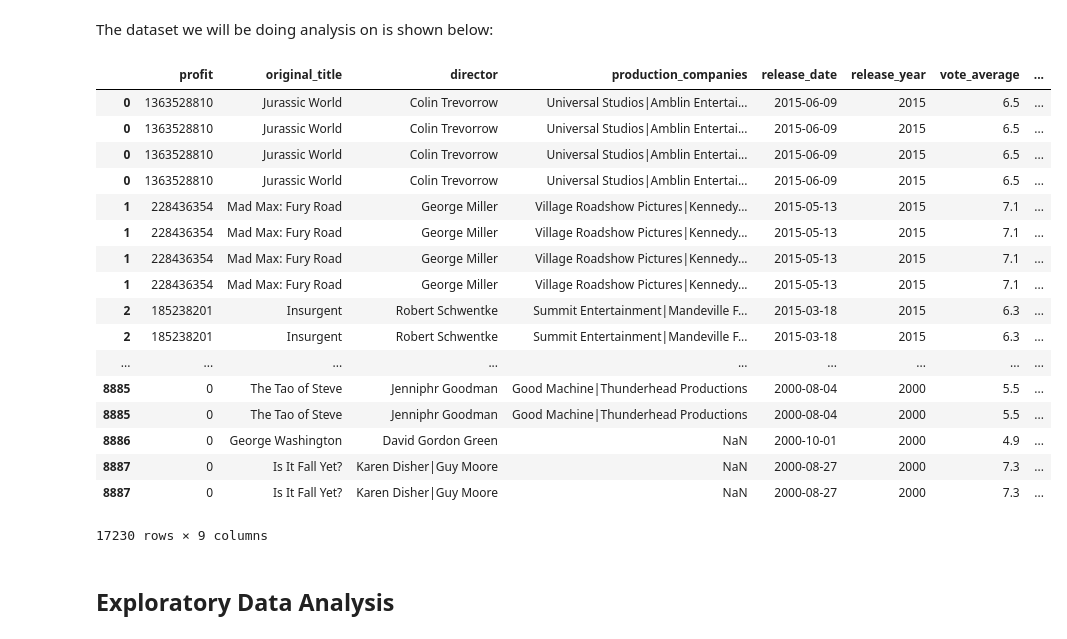
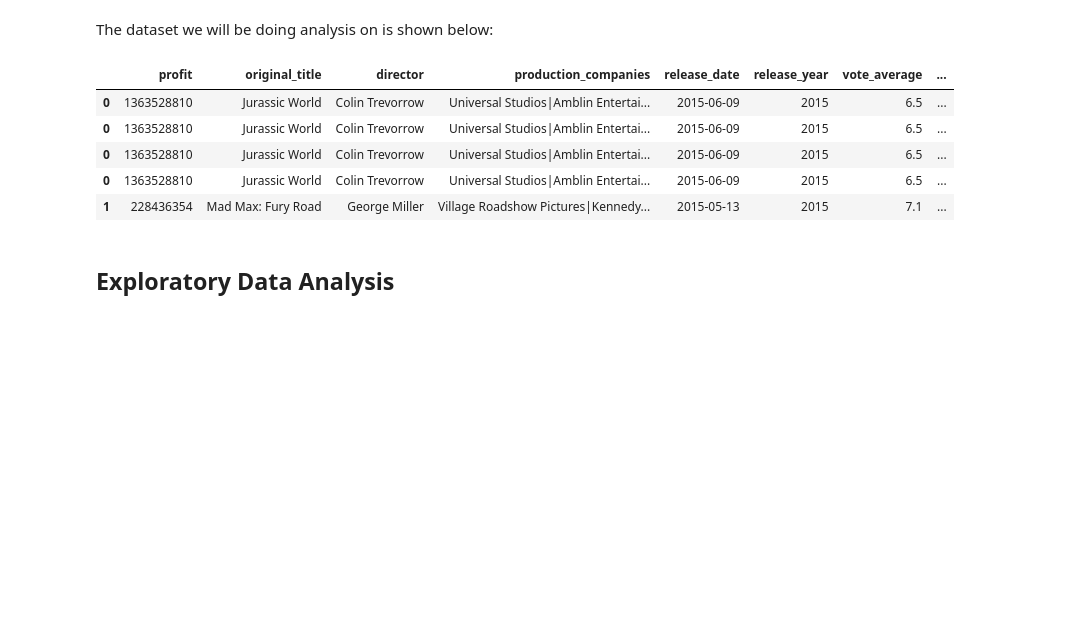
Before and after one commit to sian-nadin/Investigate-movie-genres, a Jupyter notebook: investigate-a-dataset-template.ipynb, the cells around one changed output. Cells and saved outputs as stored; diff of their text form; code cells hidden in the pictures; blank space fills up the shorter version.

```diff
--- a/investigate-a-dataset-template.ipynb
+++ b/investigate-a-dataset-template.ipynb
@@ -133,26 +133,14 @@ final_dataframe['quarter'] = final_dataframe['release_date'].dt.quarter
 # %% [markdown]
 The dataset we will be doing analysis on is shown below:
 # %%
-final_dataframe
+final_dataframe.head()
 # %% [output]
 |  | profit | original_title | director | production_companies | release_date | release_year | vote_average | ... |
 | 0 | 1363528810 | Jurassic World | Colin Trevorrow | Universal Studios|Amblin Entertai... | 2015-06-09 | 2015 | 6.5 | ... |
 | 0 | 1363528810 | Jurassic World | Colin Trevorrow | Universal Studios|Amblin Entertai... | 2015-06-09 | 2015 | 6.5 | ... |
 | 0 | 1363528810 | Jurassic World | Colin Trevorrow | Universal Studios|Amblin Entertai... | 2015-06-09 | 2015 | 6.5 | ... |
 | 0 | 1363528810 | Jurassic World | Colin Trevorrow | Universal Studios|Amblin Entertai... | 2015-06-09 | 2015 | 6.5 | ... |
 | 1 | 228436354 | Mad Max: Fury Road | George Miller | Village Roadshow Pictures|Kennedy... | 2015-05-13 | 2015 | 7.1 | ... |
-| 1 | 228436354 | Mad Max: Fury Road | George Miller | Village Roadshow Pictures|Kennedy... | 2015-05-13 | 2015 | 7.1 | ... |
-| 1 | 228436354 | Mad Max: Fury Road | George Miller | Village Roadshow Pictures|Kennedy... | 2015-05-13 | 2015 | 7.1 | ... |
-| 1 | 228436354 | Mad Max: Fury Road | George Miller | Village Roadshow Pictures|Kennedy... | 2015-05-13 | 2015 | 7.1 | ... |
-| 2 | 185238201 | Insurgent | Robert Schwentke | Summit Entertainment|Mandeville F... | 2015-03-18 | 2015 | 6.3 | ... |
-| 2 | 185238201 | Insurgent | Robert Schwentke | Summit Entertainment|Mandeville F... | 2015-03-18 | 2015 | 6.3 | ... |
-| ... | ... | ... | ... | ... | ... | ... | ... | ... |
-| 8885 | 0 | The Tao of Steve | Jenniphr Goodman | Good Machine|Thunderhead Productions | 2000-08-04 | 2000 | 5.5 | ... |
-| 8885 | 0 | The Tao of Steve | Jenniphr Goodman | Good Machine|Thunderhead Productions | 2000-08-04 | 2000 | 5.5 | ... |
-| 8886 | 0 | George Washington | David Gordon Green | NaN | 2000-10-01 | 2000 | 4.9 | ... |
-| 8887 | 0 | Is It Fall Yet? | Karen Disher|Guy Moore | NaN | 2000-08-27 | 2000 | 7.3 | ... |
-| 8887 | 0 | Is It Fall Yet? | Karen Disher|Guy Moore | NaN | 2000-08-27 | 2000 | 7.3 | ... |
-17230 rows × 9 columns
 # %% [markdown]
 <a id='eda'></a>
 ## Exploratory Data Analysis
```
Also changed, not shown: parts of 12 cells of this notebook.
